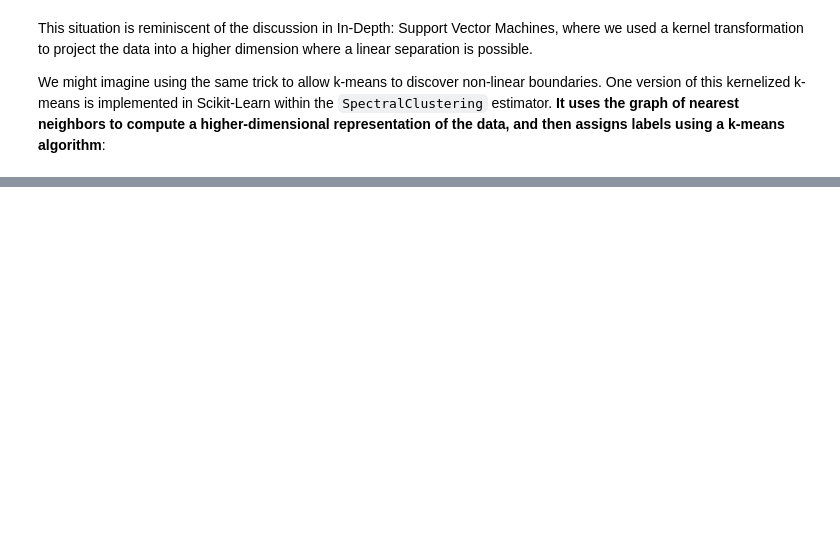
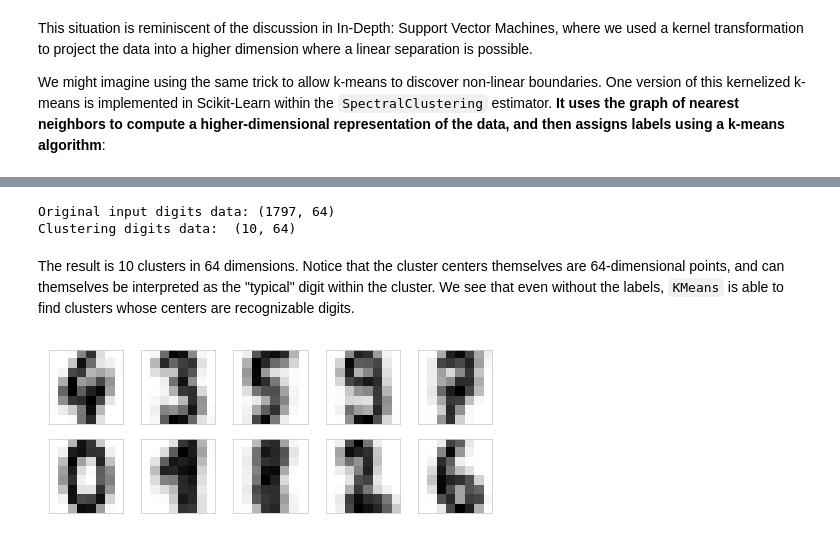
Before and after one commit to Jay4869/Data-Science, a Jupyter notebook: K-Means Clustering.ipynb, the cells around one changed output, grey strips where cells are left out. Cells and saved outputs as stored; diff of their text form; code cells hidden in the pictures; blank space fills up the shorter version.

Commit message:
add kmeans digital data example

```diff
--- a/K-Means Clustering.ipynb
+++ b/K-Means Clustering.ipynb
@@ -212,0 +221,24 @@ plt.show()
+# %%
+from sklearn.datasets import load_digits
+
+# load digits images
+digits = load_digits()
+print('Original input digits data:', digits.data.shape)
+
+# clustering 10 nodes using k-means
+kmeans = KMeans(n_clusters=10, random_state=0)
+clusters = kmeans.fit_predict(digits.data)
+print('Clustering digits data: ', kmeans.cluster_centers_.shape)
+# %% [output]
+Original input digits data: (1797, 64)
+Clustering digits data:  (10, 64)
+# %% [markdown]
+The result is 10 clusters in 64 dimensions. Notice that the cluster centers themselves are 64-dimensional points, and can themselves be interpreted as the "typical" digit within the cluster. We see that even without the labels, `KMeans` is able to find clusters whose centers are recognizable digits.
+# %%
+fig, ax = plt.subplots(2, 5, figsize=(8, 3))
+centers = kmeans.cluster_centers_.reshape(10, 8, 8)
+for axi, center in zip(ax.flat, centers):
+    axi.set(xticks=[], yticks=[])
+    axi.imshow(center, interpolation='nearest', cmap=plt.cm.binary)
+# %% [output]
+[figure, added]
```
Also changed, not shown: parts of 13 cells of this notebook.
